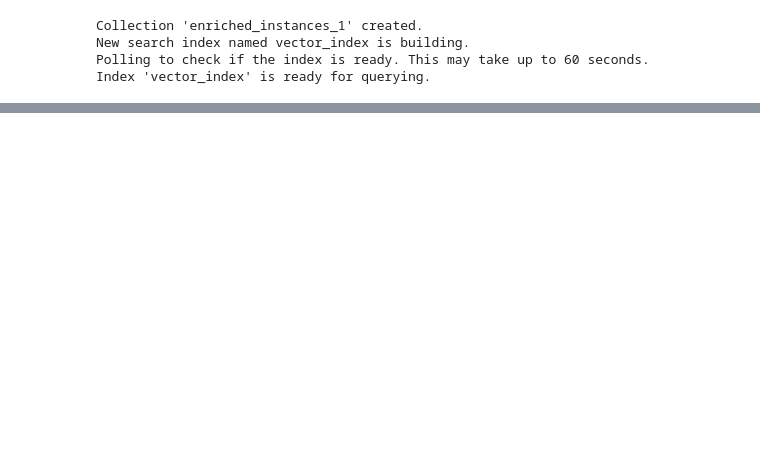
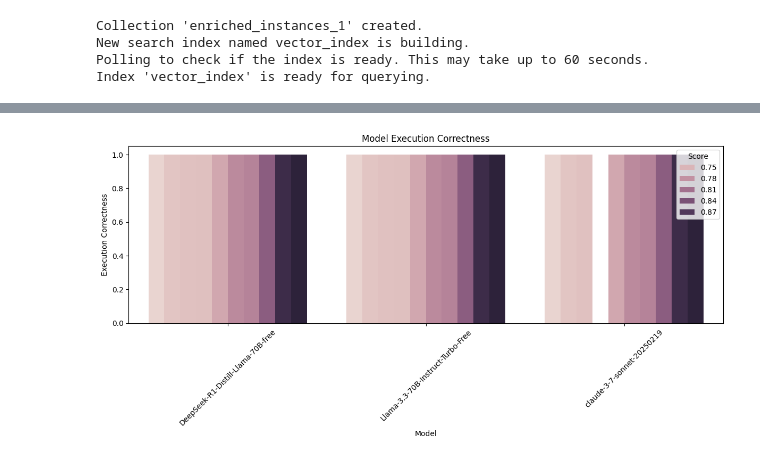
Before and after one commit to sina-behnam/MA_text2SQL, a Jupyter notebook: DataSampling/src/models/pipeline/selection.ipynb, the cells around one changed output, grey strips where cells are left out. Drawn from its saved outputs; the diff is of its cells as text; code cells hidden in the pictures; blank space fills up the shorter version.

```diff
--- a/DataSampling/src/models/pipeline/selection.ipynb
+++ b/DataSampling/src/models/pipeline/selection.ipynb
@@ -178,17 +179,0 @@ similar_examples
-# %%
-k = 15
-
-score = similar_examples.iloc[k]['score']
-the_similar = similar_examples.iloc[k]['original_instance']
-
-print("The Similarity score : ",score)
-
-print(f"The Similar {k} instance id : ",the_similar['id'])
-
-print(f"The Similar {k} dataset name : ",the_similar['dataset'])
-
-print(f"The Similar {k} database name : ",the_similar['database']['name'])
-
-print(f"The Similar {k} test difficulty level : ",the_similar['difficulty'])
-
-print(f"\n {100 * '-'}\n The Similar {k} input prompt to be embedded : \n {100 * '-'}\n",vec_db._create_instance_text(the_similar))
@@ -212,0 +180,11 @@ Table: customers Description: nan DDL: CREATE TABLE customers
+# %%
+for _,value in similar_examples.iterrows():
+    score = value['score']
+    the_similar = value['original_instance']
+    print("The Similarity score : ",score)
+    print(f"The Similar instance id : ",the_similar['id'])
+    print(f"The Similar dataset name : ",the_similar['dataset'])
+    print(f"The Similar database name : ",the_similar['database']['name'])
+    print(f"The Similar test difficulty level : ",the_similar['difficulty'])
+    print(f"\n {100 * '-'}\n The Similar input prompt to be embedded : \n {100 * '-'}\n",vec_db._create_instance_text(the_similar))
+    break
@@ -212,0 +269,19 @@ Table: customers Description: nan DDL: CREATE TABLE customers
+# %%
+def plot_model_execution(df):
+    # Convert the DataFrame to long format for easier plotting
+    df_long = df.melt(id_vars=['score'], var_name='Model', value_name='Execution Correctness')
+
+    # Create a bar plot
+    plt.figure(figsize=(12, 6))
+    sns.barplot(data=df_long, x='Model', y='Execution Correctness', hue='score', dodge=True)
+    plt.title('Model Execution Correctness')
+    plt.xlabel('Model')
+    plt.ylabel('Execution Correctness')
+    plt.xticks(rotation=45)
+    plt.legend(title='Score')
+    plt.tight_layout()
+    plt.show()
+import seaborn as sns
+plot_model_execution(model_execution_df)
+# %% [output]
+[figure, added]
```
Also changed, not shown: parts of 10 cells of this notebook.
